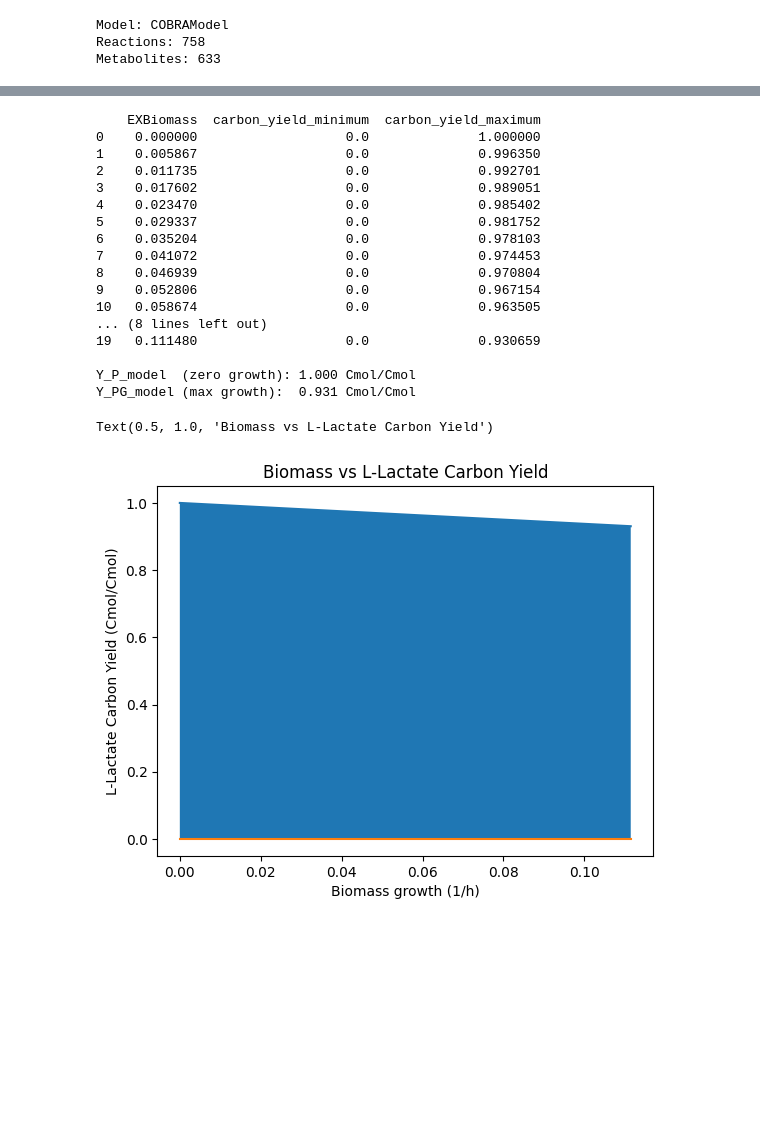
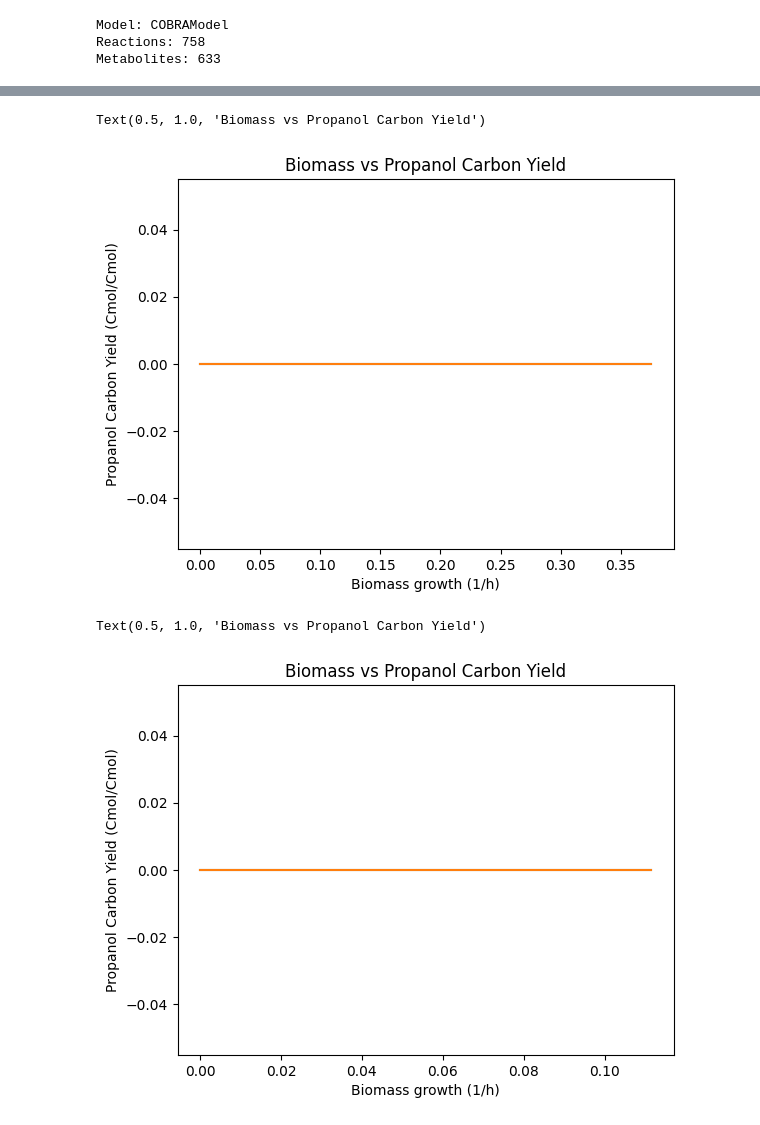
Before and after one commit to matthewkchung/iBag, a Jupyter notebook: test.ipynb, the cells around one changed output, grey strips where cells are left out. Cells and saved outputs as stored; diff of their text form; code cells hidden in the pictures; blank space fills up the shorter version.

Commit message:
Fixed carbon_yield_calcs()

```diff
--- a/test.ipynb
+++ b/test.ipynb
@@ -237,30 +193,43 @@ HADPCOADH3: 3hadpcoa_c + nad_c <=> h_c + nadh_c + oxadpcoa_c
+# %%
+# ppoh,propanol,"['ASPTA', 'ASPK', 'ASAD', 'HSDy', 'HSK', 'THRS', 'THRD_L', 'OBDHc', 'ALDD3procoa', 'ALCD3ir']",ppoh,alcohol,['oaa'],"('PMC', 'PMC3497732')","The key precursor, based on the included reactions is oaa.",C3H8O,,,,,,,
+
+# add exchange rxn for propanol
+
+ex_ppoh = Reaction('EX_ppoh', lower_bound=0.0, upper_bound=1000.0)
+ex_ppoh.add_metabolites({model.metabolites.get_by_id('ppoh_c'): -1.0})
+model.add_reactions([ex_ppoh])
+heterologous_rxns.add('EX_ppoh')
+
+prod_env = carbon_yield_calcs(model, {'ASPTA', 'ASPK', 'ASAD', 'HSDy', 'HSK', 'THRS', 'THRD_L', 'OBDHc', 'ALDD3procoa', 'ALCD3ir'}, 'EX_ppoh', heterologous_rxns)
+
+plt.fill_between(prod_env['EXBiomass'], prod_env['carbon_yield_minimum'], prod_env['carbon_yield_maximum'])
+plt.plot(prod_env['EXBiomass'], prod_env['carbon_yield_maximum'])
+plt.plot(prod_env['EXBiomass'], prod_env['carbon_yield_minimum'])
+
+plt.xlabel("Biomass growth (1/h)")
+plt.ylabel("Propanol Carbon Yield (Cmol/Cmol)")
+plt.title("Biomass vs Propanol Carbon Yield")
+# %% [output]
+Text(0.5, 1.0, 'Biomass vs Propanol Carbon Yield')
+[figure, added]
 # %%
-prod_env = carbon_yield_calcs(set(), 'EX0002')
+# btoh,butanol,"['ACACT1r', 'HACD1', 'ECOAH1', 'ACOAD1', 'BTCOARx', 'ALCD4']",btoh,alcohol,accoa,"('PMC', 'PMC3126405')",,C4H10O,,,,,,,
+# add exchange rxn for propanol
+
+ex_btoh = Reaction('EX_btoh', lower_bound=0.0, upper_bound=1000.0)
+ex_btoh.add_metabolites({model.metabolites.get_by_id('btoh_c'): -1.0})
+model.add_reactions([ex_btoh])
+heterologous_rxns.add('EX_btoh')
+
+prod_env = carbon_yield_calcs(model, {'ACACT1r', 'HACD1', 'ECOAH1', 'ACOAD1', 'BTCOARx', 'ALCD4'}, 'EX_btoh', heterologous_rxns)
 
 plt.fill_between(prod_env['EXBiomass'], prod_env['carbon_yield_minimum'], prod_env['carbon_yield_maximum'])
 plt.plot(prod_env['EXBiomass'], prod_env['carbon_yield_maximum'])
 plt.plot(prod_env['EXBiomass'], prod_env['carbon_yield_minimum'])
 
 plt.xlabel("Biomass growth (1/h)")
-plt.ylabel("L-Lactate Carbon Yield (Cmol/Cmol)")
-plt.title("Biomass vs L-Lactate Carbon Yield")
+plt.ylabel("Propanol Carbon Yield (Cmol/Cmol)")
+plt.title("Biomass vs Propanol Carbon Yield")
 # %% [output]
-    EXBiomass  carbon_yield_minimum  carbon_yield_maximum
-0    0.000000                   0.0              1.000000
-1    0.005867                   0.0              0.996350
-2    0.011735                   0.0              0.992701
-3    0.017602                   0.0              0.989051
-4    0.023470                   0.0              0.985402
-5    0.029337                   0.0              0.981752
-6    0.035204                   0.0              0.978103
-7    0.041072                   0.0              0.974453
-8    0.046939                   0.0              0.970804
-9    0.052806                   0.0              0.967154
-10   0.058674                   0.0              0.963505
-... (8 lines left out)
-19   0.111480                   0.0              0.930659
-
-Y_P_model  (zero growth): 1.000 Cmol/Cmol
-Y_PG_model (max growth):  0.931 Cmol/Cmol
+Text(0.5, 1.0, 'Biomass vs Propanol Carbon Yield')
-Text(0.5, 1.0, 'Biomass vs L-Lactate Carbon Yield')
-[figure, old version]
+[figure, new version]
```
Also changed, not shown: parts of 14 cells of this notebook.
